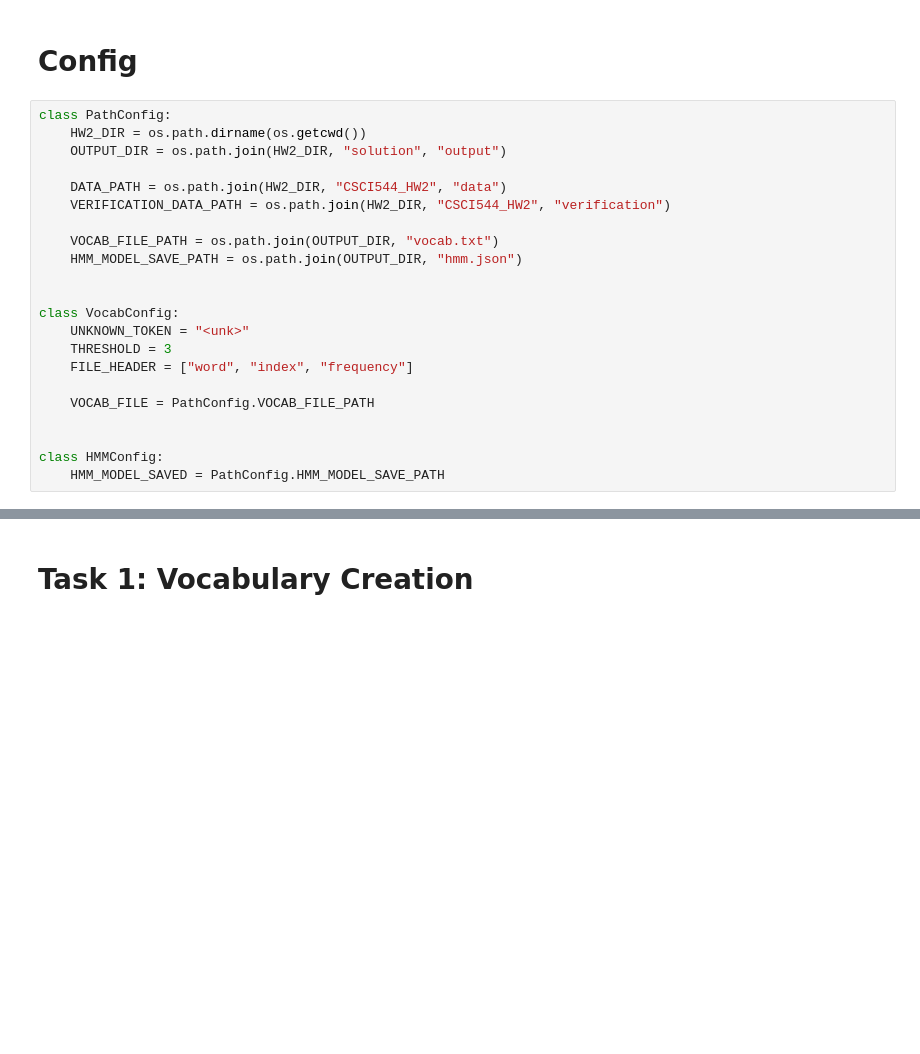
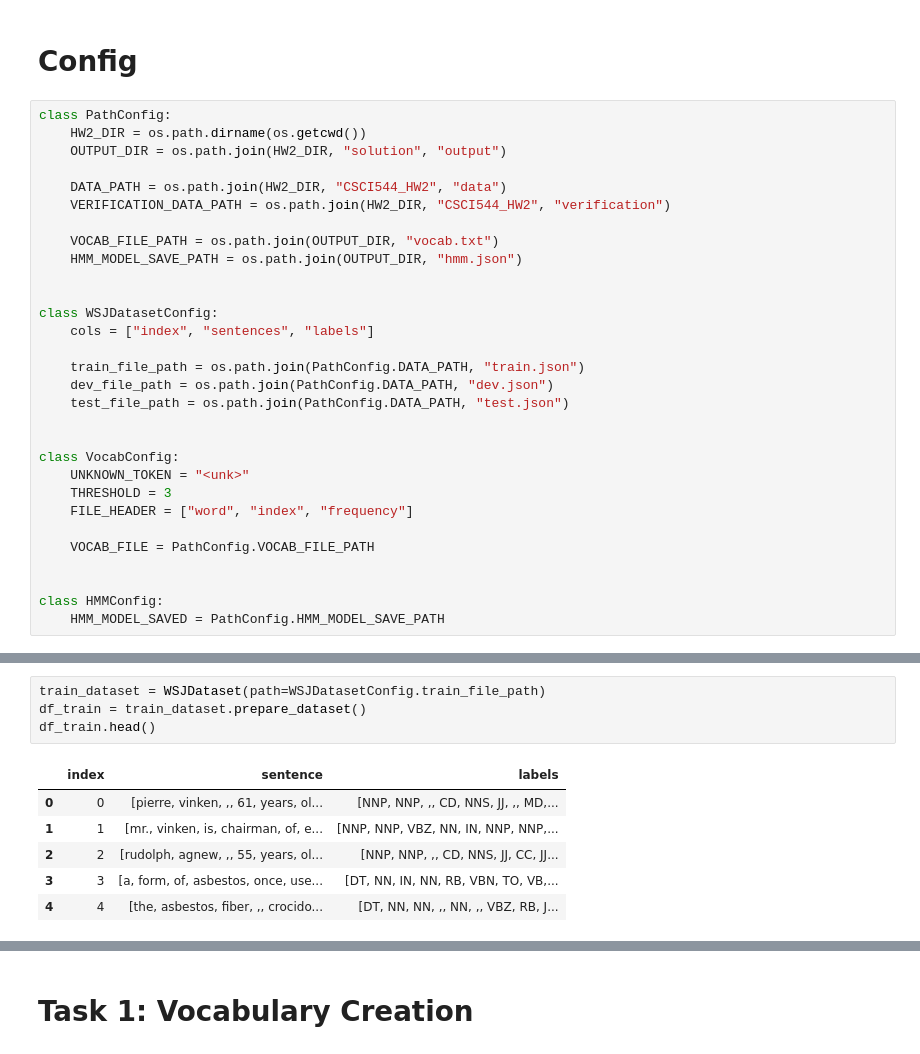
Before and after one commit to KayvanShah1/usc-csci544-applied-nlp-fall23, a Jupyter notebook: hw2/solution/CSCI544_HW2.ipynb, the cells around one changed output, grey strips where cells are left out. Drawn from its saved outputs; the diff is of its cells as text; blank space fills up the shorter version.

```diff
--- a/hw2/solution/CSCI544_HW2.ipynb
+++ b/hw2/solution/CSCI544_HW2.ipynb
@@ -58,6 +58,14 @@ class PathConfig:
     HMM_MODEL_SAVE_PATH = os.path.join(OUTPUT_DIR, "hmm.json")
 
 
+class WSJDatasetConfig:
+    cols = ["index", "sentences", "labels"]
+
+    train_file_path = os.path.join(PathConfig.DATA_PATH, "train.json")
+    dev_file_path = os.path.join(PathConfig.DATA_PATH, "dev.json")
+    test_file_path = os.path.join(PathConfig.DATA_PATH, "test.json")
+
+
 class VocabConfig:
     UNKNOWN_TOKEN = "<unk>"
     THRESHOLD = 3
@@ -72,0 +112,11 @@ time: 0 ns (started: 2023-09-24 22:00:58 -07:00)
+# %%
+train_dataset = WSJDataset(path=WSJDatasetConfig.train_file_path)
+df_train = train_dataset.prepare_dataset()
+df_train.head()
+# %% [output]
+|  | index | sentence | labels |
+| 0 | 0 | [pierre, vinken, ,, 61, years, ol... | [NNP, NNP, ,, CD, NNS, JJ, ,, MD,... |
+| 1 | 1 | [mr., vinken, is, chairman, of, e... | [NNP, NNP, VBZ, NN, IN, NNP, NNP,... |
+| 2 | 2 | [rudolph, agnew, ,, 55, years, ol... | [NNP, NNP, ,, CD, NNS, JJ, CC, JJ... |
+| 3 | 3 | [a, form, of, asbestos, once, use... | [DT, NN, IN, NN, RB, VBN, TO, VB,... |
+| 4 | 4 | [the, asbestos, fiber, ,, crocido... | [DT, NN, NN, ,, NN, ,, VBZ, RB, J... |
```
Also changed, not shown: parts of 23 cells of this notebook, 2 other files.
